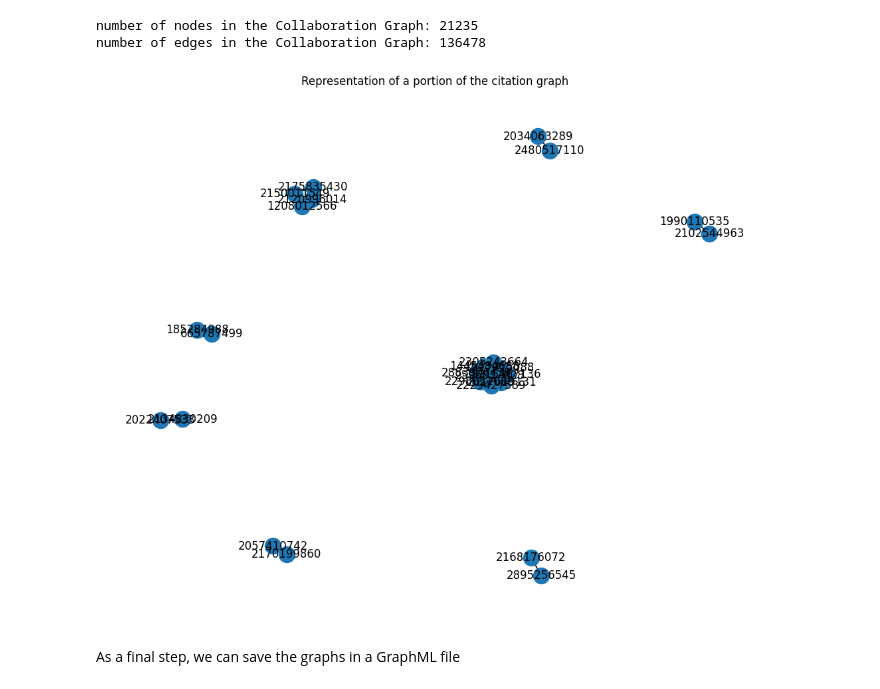
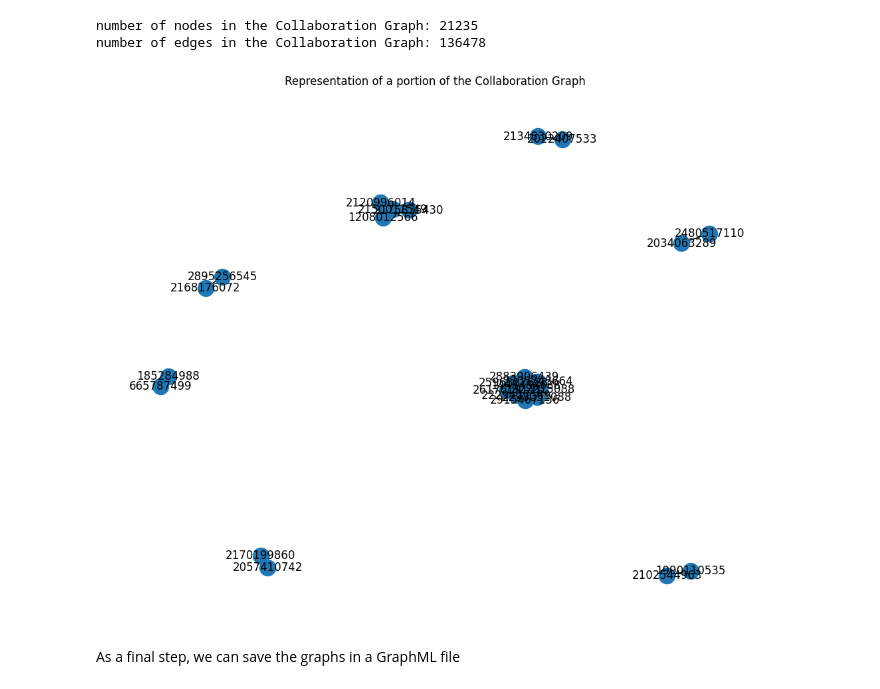
Before and after one commit to armanfeili/ADM-HW5, a Jupyter notebook: notebook 5.ipynb, the cells around one changed output. Saved outputs shown, nothing was run; the diff lists cells and outputs as text; code cells hidden in the pictures.

```diff
--- a/notebook 5.ipynb
+++ b/notebook 5.ipynb
@@ -226,14 +226,14 @@ number of edges in the Collaboration Graph: 136478
 # %%
 # creating a subgraph of ten nodes
 subgraph = collab_G.subgraph(list(collab_G.nodes())[:25])
 position = nx.spring_layout(subgraph)
 plt.figure(figsize=(10,8))
 nx.draw(subgraph, with_labels=True, pos= position)
 nx.draw_networkx_edges(subgraph, pos=position)
-plt.title('Representation of a portion of the citation graph')
+plt.title('Representation of a portion of the Collaboration Graph')
 plt.show()
 # %% [output]
-[figure, old version]
+[figure, new version]
 # %% [markdown]
 As a final step, we can save the graphs in a GraphML file
 # %%
```
